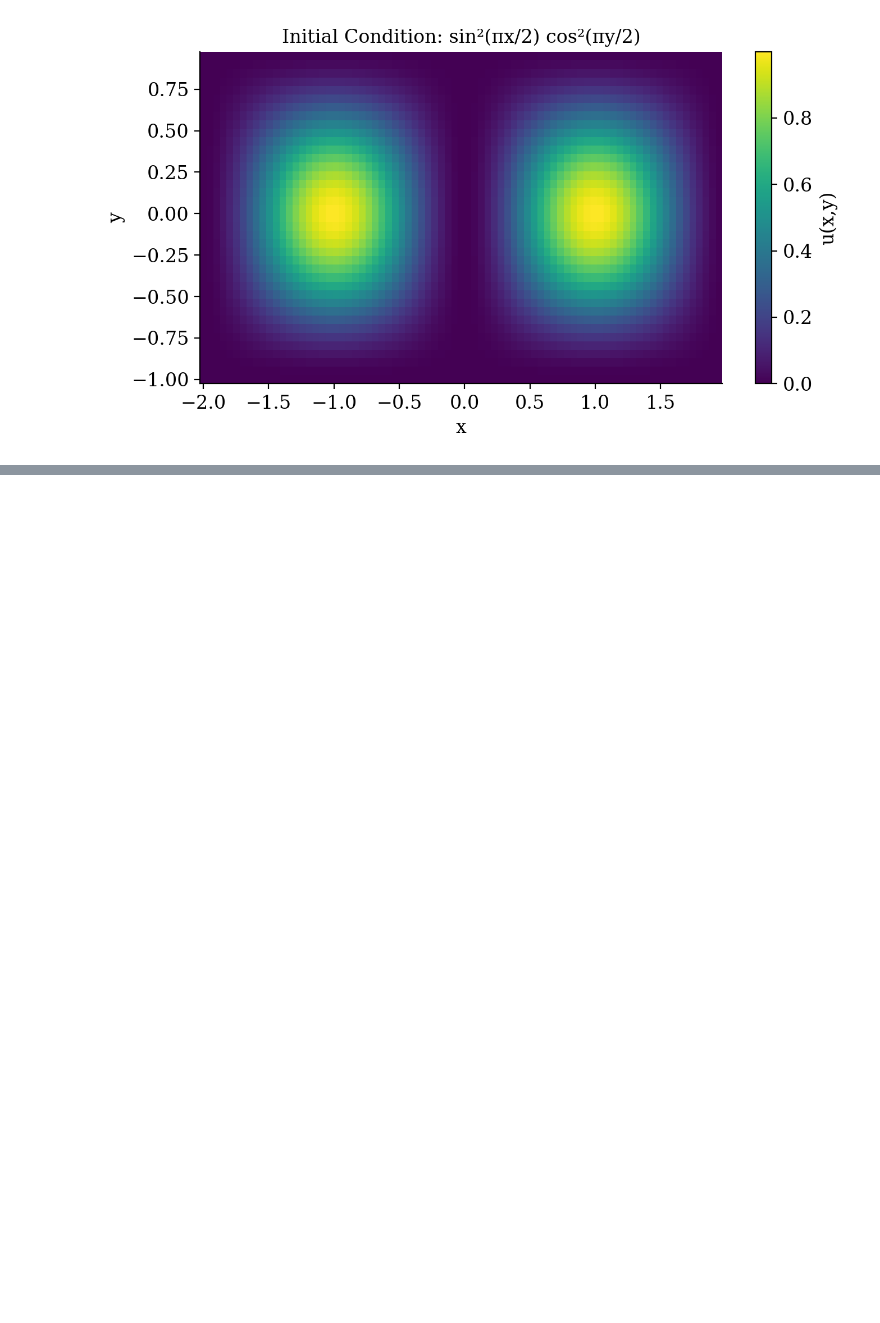
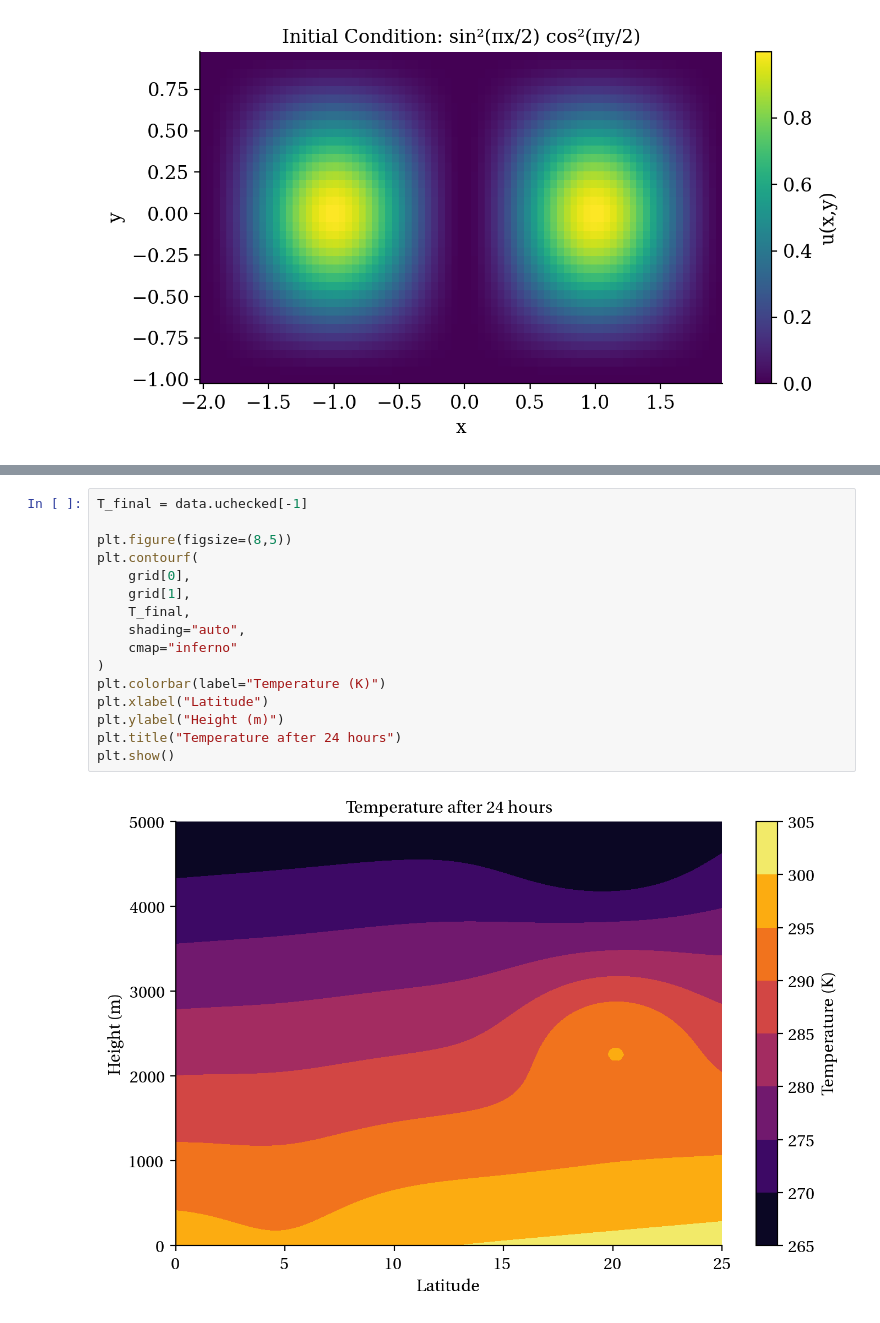
Before and after one commit to ChaPop870/63-530-Numerical-Modelling-and-Simulation-Scripts, a Jupyter notebook: src/2D-Array-Practice.ipynb, the cells around one changed output, grey strips where cells are left out. Drawn from its saved outputs; the diff is of its cells as text; blank space fills up the shorter version.

```diff
--- a/src/2D-Array-Practice.ipynb
+++ b/src/2D-Array-Practice.ipynb
@@ -1714,0 +1909,18 @@ plt.show()
+# %%
+T_final = data.uchecked[-1]
+
+plt.figure(figsize=(8,5))
+plt.contourf(
+    grid[0],
+    grid[1],
+    T_final,
+    shading="auto",
+    cmap="inferno"
+)
+plt.colorbar(label="Temperature (K)")
+plt.xlabel("Latitude")
+plt.ylabel("Height (m)")
+plt.title("Temperature after 24 hours")
+plt.show()
+# %% [output]
+[figure, added]
```
Also changed, not shown: parts of 10 cells of this notebook, 1 other file.
